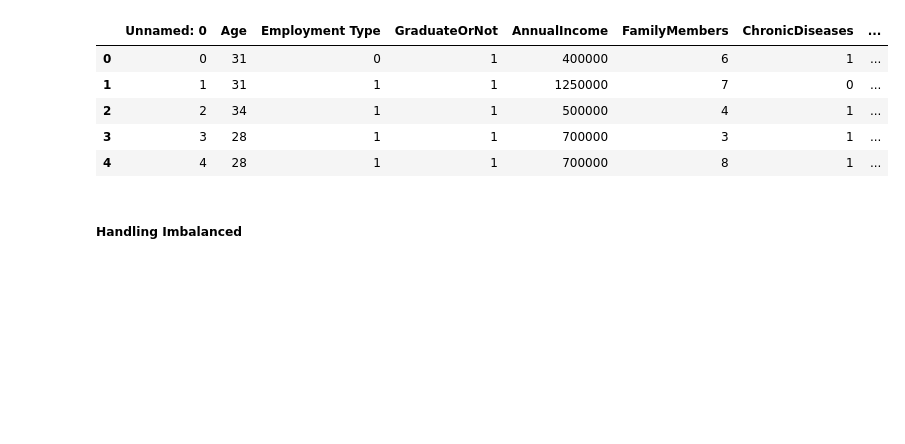
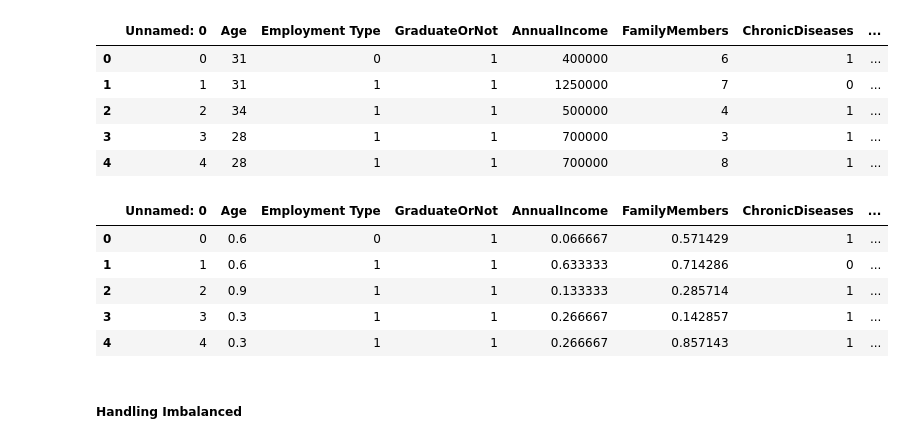
Before and after one commit to gbriansatria/Final-Project-Raka-MAX, a Jupyter notebook: Final Project Raka-Max.ipynb, the cells around one changed output. Saved outputs shown, nothing was run; the diff lists cells and outputs as text; code cells hidden in the pictures; blank space fills up the shorter version.

```diff
--- a/Final Project Raka-Max.ipynb
+++ b/Final Project Raka-Max.ipynb
@@ -295,5 +277,20 @@ df.head()
 | 2 | 2 | 34 | 1 | 1 | 500000 | 4 | 1 | ... |
 | 3 | 3 | 28 | 1 | 1 | 700000 | 3 | 1 | ... |
 | 4 | 4 | 28 | 1 | 1 | 700000 | 8 | 1 | ... |
+# %%
+from sklearn.preprocessing import MinMaxScaler
+
+df['AnnualIncome'] = MinMaxScaler().fit_transform(df['AnnualIncome'].values.reshape(len(df),1))
+df['Age'] = MinMaxScaler().fit_transform(df['Age'].values.reshape(len(df),1))
+df['FamilyMembers'] = MinMaxScaler().fit_transform(df['FamilyMembers'].values.reshape(len(df),1))
+
+df.head()
+# %% [output]
+|  | Unnamed: 0 | Age | Employment Type | GraduateOrNot | AnnualIncome | FamilyMembers | ChronicDiseases | ... |
+| 0 | 0 | 0.6 | 0 | 1 | 0.066667 | 0.571429 | 1 | ... |
+| 1 | 1 | 0.6 | 1 | 1 | 0.633333 | 0.714286 | 0 | ... |
+| 2 | 2 | 0.9 | 1 | 1 | 0.133333 | 0.285714 | 1 | ... |
+| 3 | 3 | 0.3 | 1 | 1 | 0.266667 | 0.142857 | 1 | ... |
+| 4 | 4 | 0.3 | 1 | 1 | 0.266667 | 0.857143 | 1 | ... |
 # %% [markdown]
 ##### Handling Imbalanced
```
Also changed, not shown: parts of 13 cells of this notebook.
